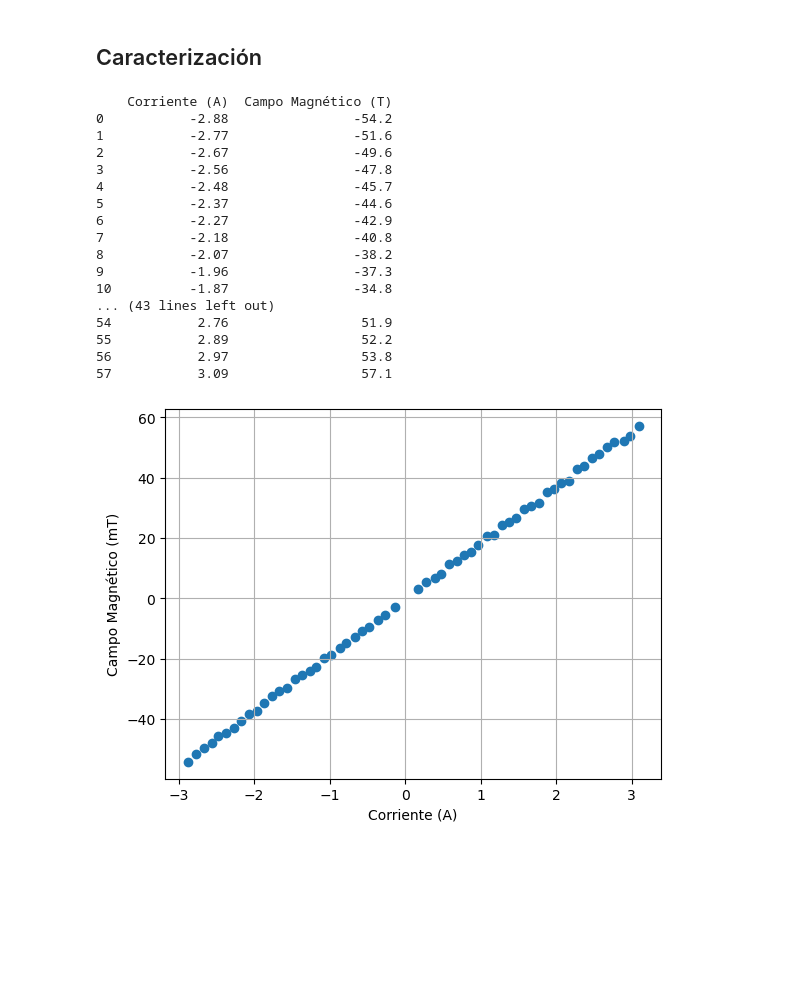
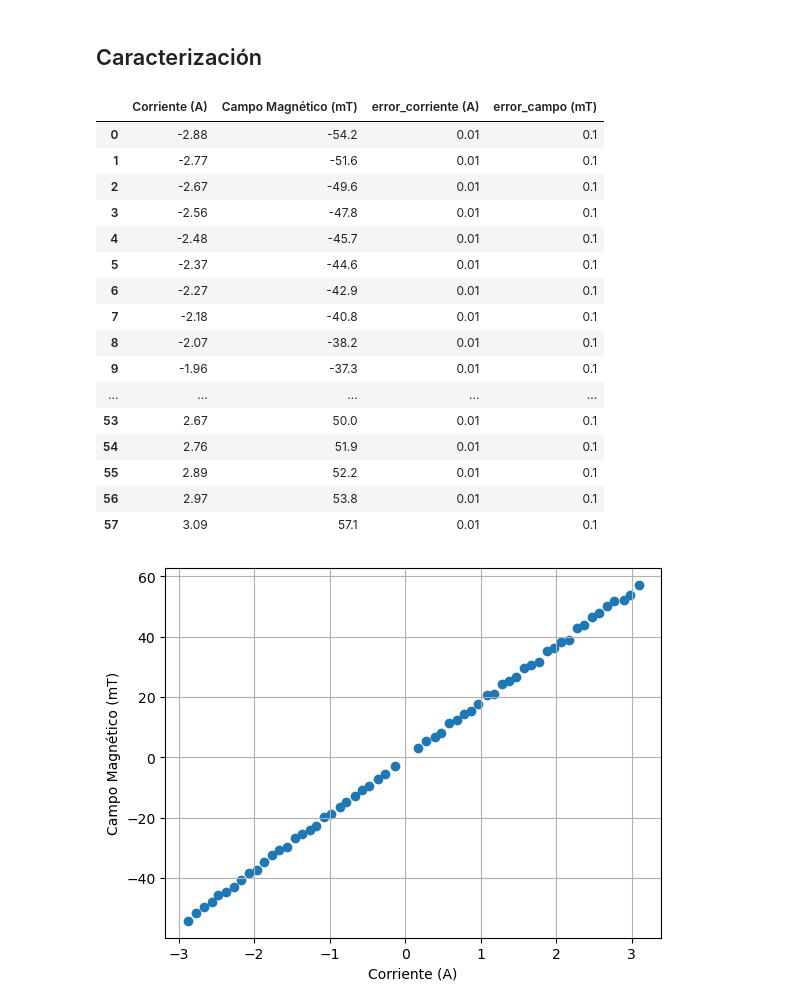
Before and after one commit to lsperezm/Intermedio, a Jupyter notebook: 2. Magnetostricción/Code/Codigo.ipynb, the cells around one changed output. Cells and saved outputs as stored; diff of their text form; code cells hidden in the pictures; blank space fills up the shorter version.

```diff
--- a/2. Magnetostricción/Code/Codigo.ipynb
+++ b/2. Magnetostricción/Code/Codigo.ipynb
@@ -3,30 +3,30 @@
 # %%
 import numpy as np
 import pandas as pd
 import matplotlib.pyplot as plt
 from scipy.optimize import curve_fit
 from sklearn import linear_model
 from sklearn.metrics import mean_squared_error, r2_score
 
 data = "Caracterizacion.xlsx"
 data = pd.read_excel(data)
-print(data)
+data
 # %% [output]
-    Corriente (A)  Campo Magnético (T)
-0           -2.88                -54.2
-1           -2.77                -51.6
-2           -2.67                -49.6
-3           -2.56                -47.8
-4           -2.48                -45.7
-5           -2.37                -44.6
-6           -2.27                -42.9
-7           -2.18                -40.8
-8           -2.07                -38.2
-9           -1.96                -37.3
-10          -1.87                -34.8
-... (43 lines left out)
-54           2.76                 51.9
-55           2.89                 52.2
-56           2.97                 53.8
-57           3.09                 57.1
+|  | Corriente (A) | Campo Magnético (mT) | error_corriente (A) | error_campo (mT) |
+| 0 | -2.88 | -54.2 | 0.01 | 0.1 |
+| 1 | -2.77 | -51.6 | 0.01 | 0.1 |
+| 2 | -2.67 | -49.6 | 0.01 | 0.1 |
+| 3 | -2.56 | -47.8 | 0.01 | 0.1 |
+| 4 | -2.48 | -45.7 | 0.01 | 0.1 |
+| 5 | -2.37 | -44.6 | 0.01 | 0.1 |
+| 6 | -2.27 | -42.9 | 0.01 | 0.1 |
+| 7 | -2.18 | -40.8 | 0.01 | 0.1 |
+| 8 | -2.07 | -38.2 | 0.01 | 0.1 |
+| 9 | -1.96 | -37.3 | 0.01 | 0.1 |
+| ... | ... | ... | ... | ... |
+| 53 | 2.67 | 50.0 | 0.01 | 0.1 |
+| 54 | 2.76 | 51.9 | 0.01 | 0.1 |
+| 55 | 2.89 | 52.2 | 0.01 | 0.1 |
+| 56 | 2.97 | 53.8 | 0.01 | 0.1 |
+| 57 | 3.09 | 57.1 | 0.01 | 0.1 |
 # %%
```
Also changed, not shown: parts of 10 cells of this notebook, 6 other files.
